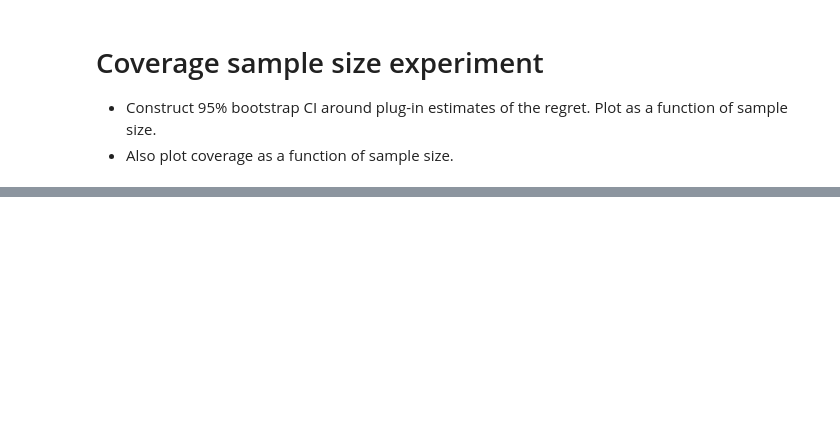
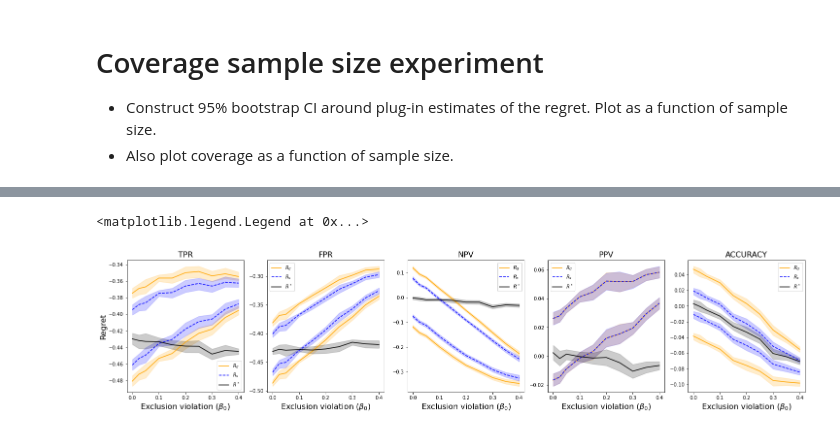
Before and after one commit to lguerdan/policy_comparison_under_confounding, a Jupyter notebook: synthetic_experiments_v2.ipynb, the cells around one changed output, grey strips where cells are left out. Cells and saved outputs as stored; diff of their text form; code cells hidden in the pictures; blank space fills up the shorter version.

```diff
--- a/synthetic_experiments_v2.ipynb
+++ b/synthetic_experiments_v2.ipynb
@@ -183,0 +457,16 @@ Text(0, 0.5, 'Coverage (%)')
+# %%
+exclusion_bounds = []
+
+for zy in beta_zy:
+    iv_dgp['beta_zy'] = zy
+
+    for sim in range(Nsims):
+        data = generate_data(iv_dgp)
+        bounds = estimation.estimate_bounds(iv_dgp, data, id_method='IV', est_method='oracle', K=5)
+        bounds['beta_zy'] = zy
+        exclusion_bounds.append(bounds)
+
+bedf = pd.concat(exclusion_bounds)
+# %% [output]
+<matplotlib.legend.Legend at 0x...>
+[figure, added]
```
Also changed, not shown: parts of 24 cells of this notebook, 4 other files.
